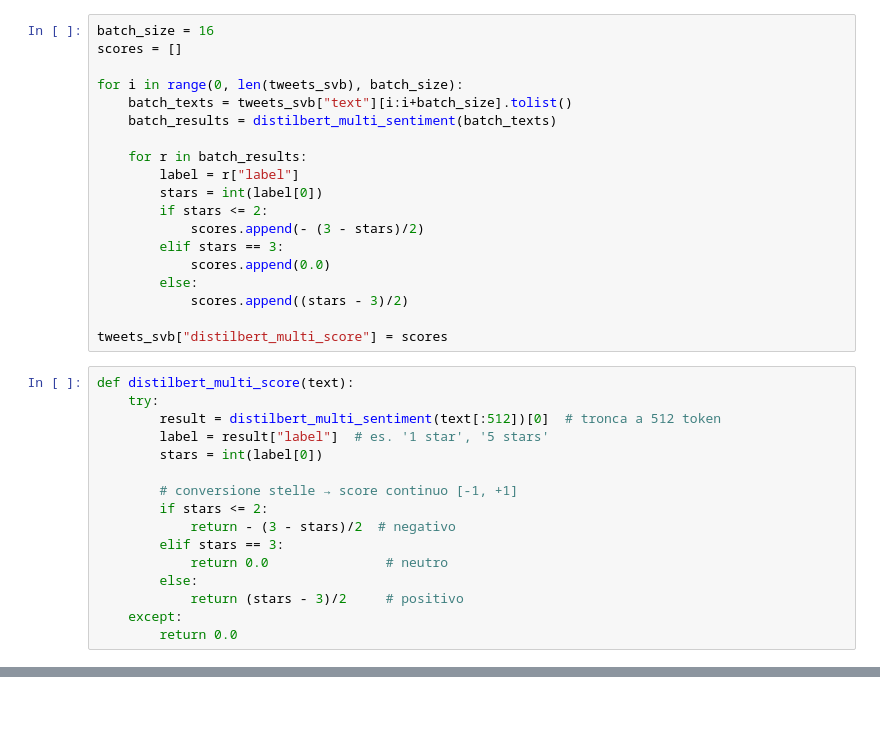
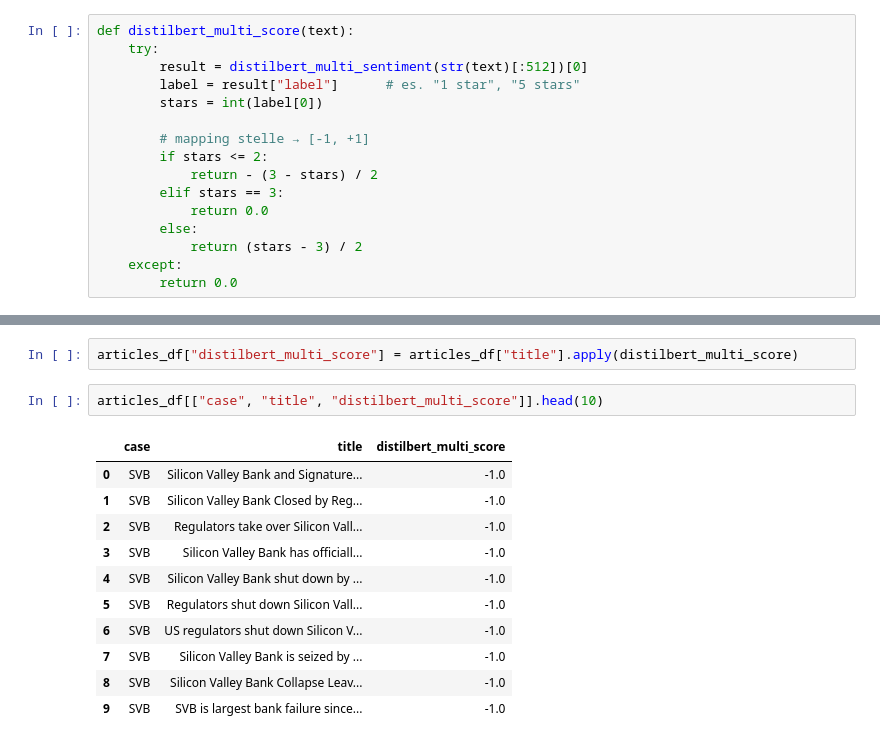
Before and after one commit to chiara-datahub/When-News-Talk-Markets-Listen, a Jupyter notebook: nlptown_bert-base-multilingual-uncased-sentiment.ipynb, the cells around one changed output, grey strips where cells are left out. Drawn from its saved outputs; the diff is of its cells as text; blank space fills up the shorter version.

```diff
--- a/nlptown_bert-base-multilingual-uncased-sentiment.ipynb
+++ b/nlptown_bert-base-multilingual-uncased-sentiment.ipynb
@@ -76,35 +40,16 @@ tweets_netflix["distilbert_multi_score"] = scores
-# %%
-batch_size = 16
-scores = []
-
-for i in range(0, len(tweets_svb), batch_size):
-    batch_texts = tweets_svb["text"][i:i+batch_size].tolist()
-    batch_results = distilbert_multi_sentiment(batch_texts)
-
-    for r in batch_results:
-        label = r["label"]
-        stars = int(label[0])
-        if stars <= 2:
-            scores.append(- (3 - stars)/2)
-        elif stars == 3:
-            scores.append(0.0)
-        else:
-            scores.append((stars - 3)/2)
-
-tweets_svb["distilbert_multi_score"] = scores
 # %%
 def distilbert_multi_score(text):
     try:
-        result = distilbert_multi_sentiment(text[:512])[0]  # tronca a 512 token
-        label = result["label"]  # es. '1 star', '5 stars'
+        result = distilbert_multi_sentiment(str(text)[:512])[0]
+        label = result["label"]      # es. "1 star", "5 stars"
         stars = int(label[0])
 
-        # conversione stelle → score continuo [-1, +1]
+        # mapping stelle → [-1, +1]
         if stars <= 2:
-            return - (3 - stars)/2  # negativo
+            return - (3 - stars) / 2
         elif stars == 3:
-            return 0.0               # neutro
+            return 0.0
         else:
-            return (stars - 3)/2     # positivo
+            return (stars - 3) / 2
     except:
         return 0.0
@@ -143,0 +56,16 @@ CSV salvati correttamente
+# %%
+articles_df["distilbert_multi_score"] = articles_df["title"].apply(distilbert_multi_score)
+# %%
+articles_df[["case", "title", "distilbert_multi_score"]].head(10)
+# %% [output]
+|  | case | title | distilbert_multi_score |
+| 0 | SVB | Silicon Valley Bank and Signature... | -1.0 |
+| 1 | SVB | Silicon Valley Bank Closed by Reg... | -1.0 |
+| 2 | SVB | Regulators take over Silicon Vall... | -1.0 |
+| 3 | SVB | Silicon Valley Bank has officiall... | -1.0 |
+| 4 | SVB | Silicon Valley Bank shut down by ... | -1.0 |
+| 5 | SVB | Regulators shut down Silicon Vall... | -1.0 |
+| 6 | SVB | US regulators shut down Silicon V... | -1.0 |
+| 7 | SVB | Silicon Valley Bank is seized by ... | -1.0 |
+| 8 | SVB | Silicon Valley Bank Collapse Leav... | -1.0 |
+| 9 | SVB | SVB is largest bank failure since... | -1.0 |
```
Also changed, not shown: parts of 11 cells of this notebook, 22 other files.
